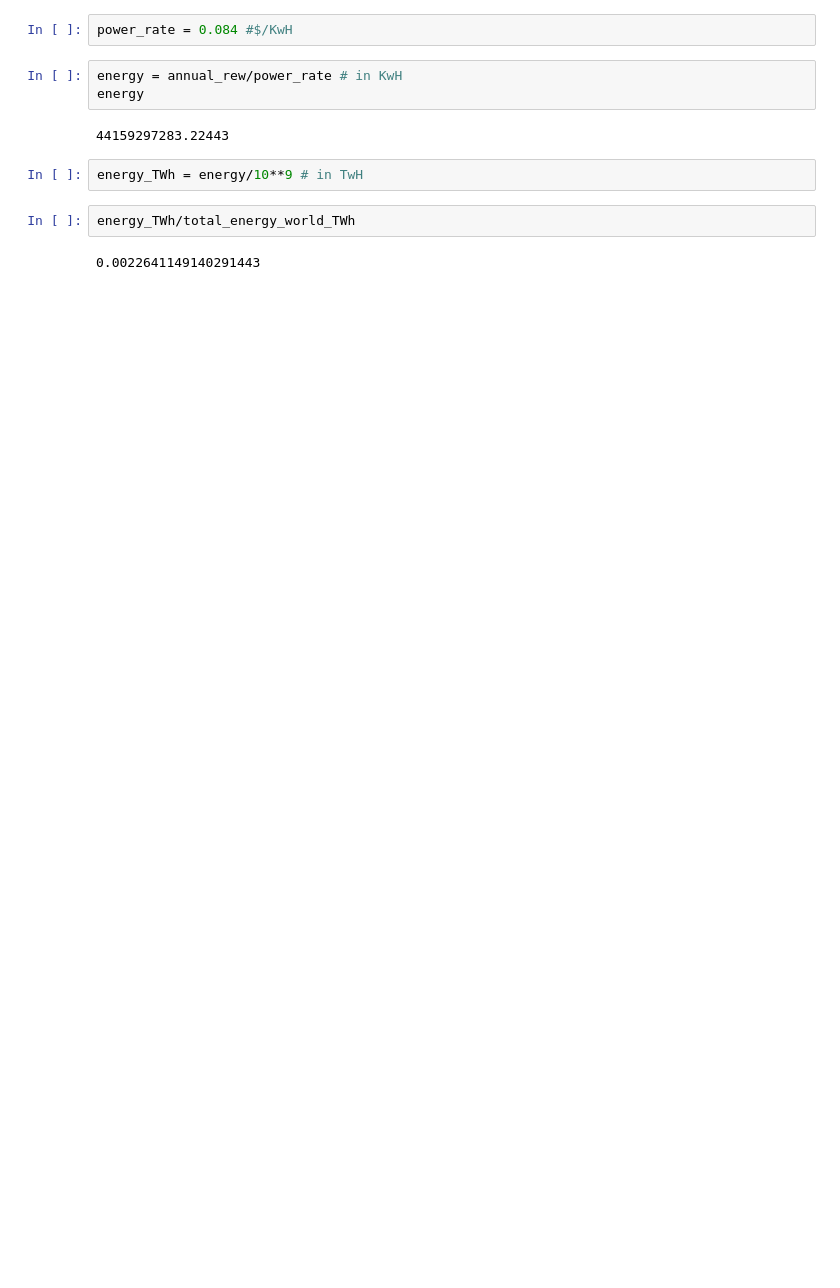
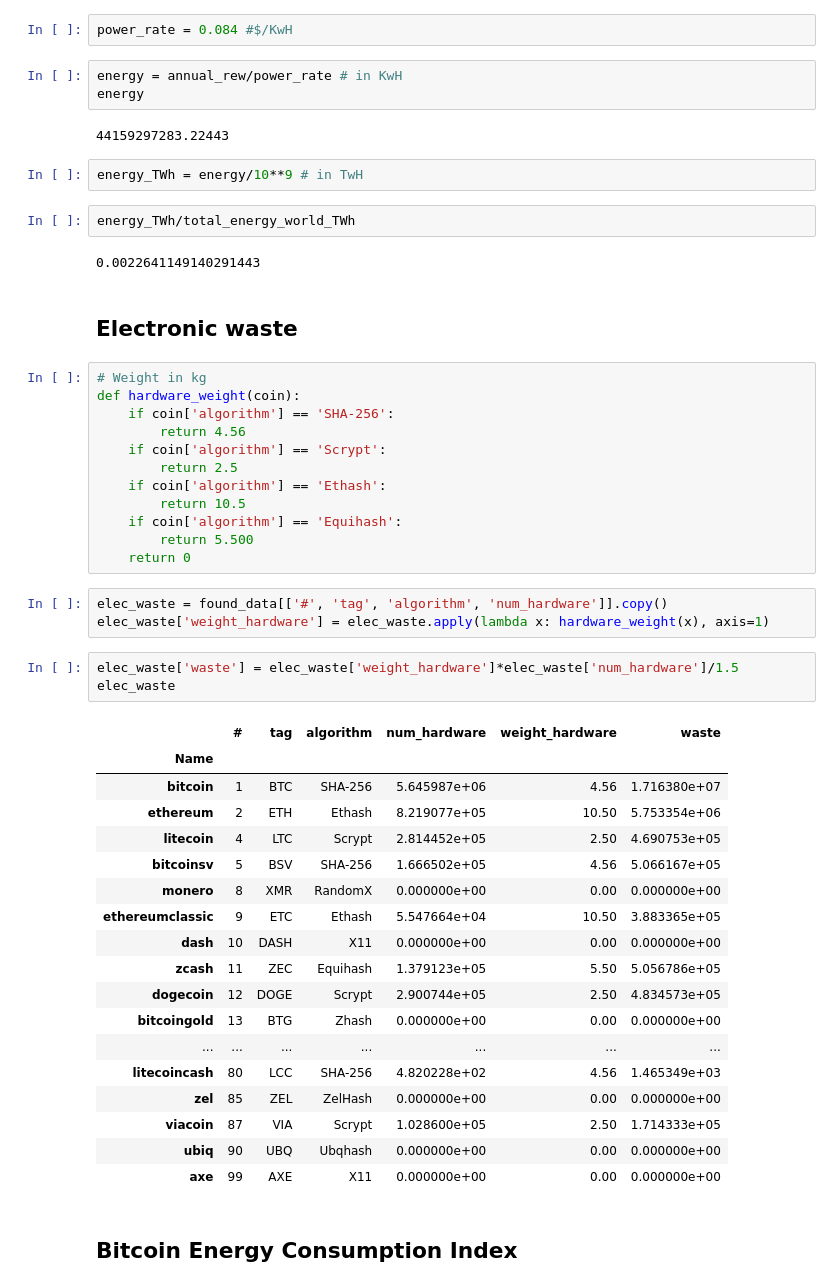
Before and after one commit to Lukasdeloose/sustainable_blockchain, a Jupyter notebook: data_analysis/energy_consumption.ipynb, the cells around one changed output. Cells and saved outputs as stored; diff of their text form; blank space fills up the shorter version.

```diff
--- a/data_analysis/energy_consumption.ipynb
+++ b/data_analysis/energy_consumption.ipynb
@@ -218,3 +241,44 @@ energy_TWh = energy/10**9 # in TwH
 energy_TWh/total_energy_world_TWh
 # %% [output]
 0.0022641149140291443
+# %% [markdown]
+## Electronic waste
+# %%
+# Weight in kg
+def hardware_weight(coin):
+    if coin['algorithm'] == 'SHA-256':
+        return 4.56
+    if coin['algorithm'] == 'Scrypt':
+        return 2.5
+    if coin['algorithm'] == 'Ethash':
+        return 10.5
+    if coin['algorithm'] == 'Equihash':
+        return 5.500
+    return 0
+# %%
+elec_waste = found_data[['#', 'tag', 'algorithm', 'num_hardware']].copy()
+elec_waste['weight_hardware'] = elec_waste.apply(lambda x: hardware_weight(x), axis=1)
+# %%
+elec_waste['waste'] = elec_waste['weight_hardware']*elec_waste['num_hardware']/1.5
+elec_waste
+# %% [output]
+|  | # | tag | algorithm | num_hardware | weight_hardware | waste |
+| Name |  |  |  |  |  |  |
+| bitcoin | 1 | BTC | SHA-256 | 5.645987e+06 | 4.56 | 1.716380e+07 |
+| ethereum | 2 | ETH | Ethash | 8.219077e+05 | 10.50 | 5.753354e+06 |
+| litecoin | 4 | LTC | Scrypt | 2.814452e+05 | 2.50 | 4.690753e+05 |
+| bitcoinsv | 5 | BSV | SHA-256 | 1.666502e+05 | 4.56 | 5.066167e+05 |
+| monero | 8 | XMR | RandomX | 0.000000e+00 | 0.00 | 0.000000e+00 |
+| ethereumclassic | 9 | ETC | Ethash | 5.547664e+04 | 10.50 | 3.883365e+05 |
+| dash | 10 | DASH | X11 | 0.000000e+00 | 0.00 | 0.000000e+00 |
+| zcash | 11 | ZEC | Equihash | 1.379123e+05 | 5.50 | 5.056786e+05 |
+| dogecoin | 12 | DOGE | Scrypt | 2.900744e+05 | 2.50 | 4.834573e+05 |
+| bitcoingold | 13 | BTG | Zhash | 0.000000e+00 | 0.00 | 0.000000e+00 |
+| ... | ... | ... | ... | ... | ... | ... |
+| litecoincash | 80 | LCC | SHA-256 | 4.820228e+02 | 4.56 | 1.465349e+03 |
+| zel | 85 | ZEL | ZelHash | 0.000000e+00 | 0.00 | 0.000000e+00 |
+| viacoin | 87 | VIA | Scrypt | 1.028600e+05 | 2.50 | 1.714333e+05 |
+| ubiq | 90 | UBQ | Ubqhash | 0.000000e+00 | 0.00 | 0.000000e+00 |
+| axe | 99 | AXE | X11 | 0.000000e+00 | 0.00 | 0.000000e+00 |
+# %% [markdown]
+## Bitcoin Energy Consumption Index
```
Also changed, not shown: parts of 6 cells of this notebook, 4 other files.
